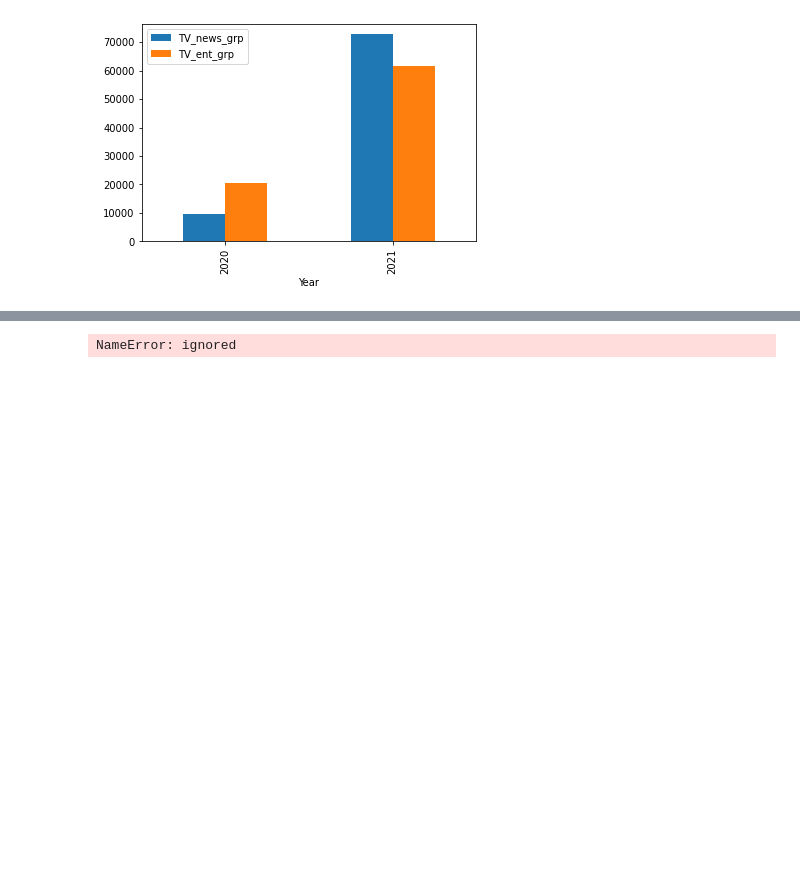
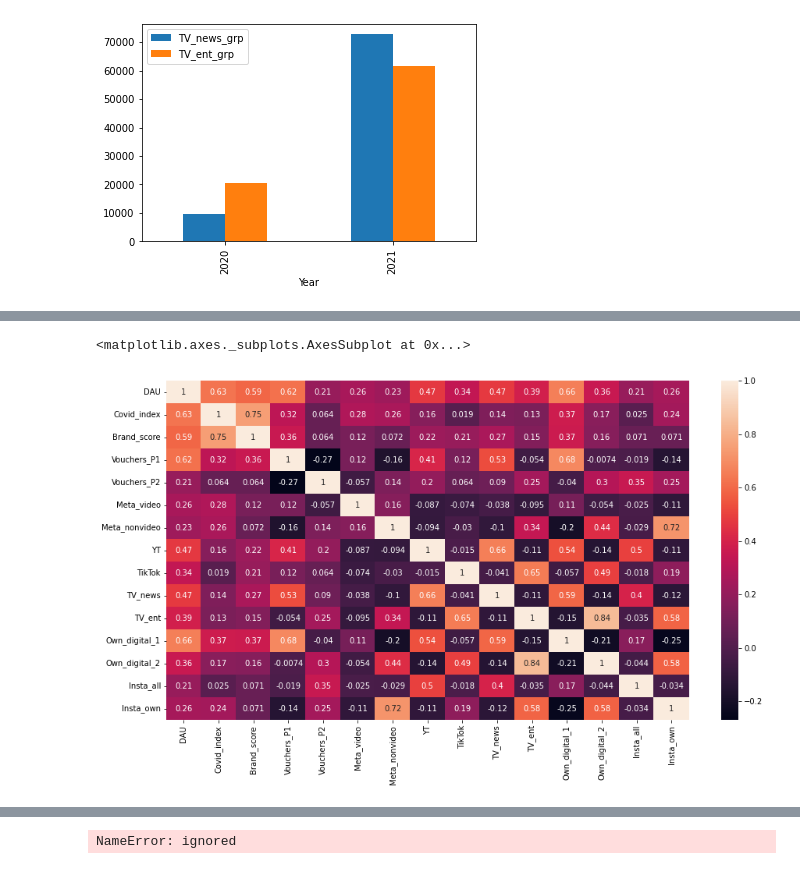
Before and after one commit to Akash743/Mathematical-Optimization, a Jupyter notebook: Testing_final.ipynb, the cells around one changed output, grey strips where cells are left out. Drawn from its saved outputs; the diff is of its cells as text; code cells hidden in the pictures; blank space fills up the shorter version.

```diff
--- a/Testing_final.ipynb
+++ b/Testing_final.ipynb
@@ -436,0 +475,3 @@ df[[ 'TV_news_grp',
+# %%
+dt = pd.read_excel('testing.xlsx',sheet_name='Tr_manip')
+dt.drop('EndPeriod.1',axis=1,inplace=True)
@@ -436,0 +488,25 @@ df[[ 'TV_news_grp',
+# %%
+dt.columns = ['EndPeriod', 'Month', 'Month_Year', 'Week', 'Week2', 'Year', 'month_nr',
+       'week_nr', 'DAU', 'Covid_index', 'Brand_score', 'Vouchers_P1',
+       'Vouchers_P2', 'Meta_video', 'Meta_nonvideo', 'YT', 'TikTok', 'TV_ent',
+       'TV_news', 'Own_digital_2', 'Own_digital_1', 'Insta_all', 'Insta_own']
+       useful2 = ['DAU',
+ 'Covid_index',
+ 'Brand_score',
+ 'Vouchers_P1',
+ 'Vouchers_P2',
+ 'Meta_video',
+ 'Meta_nonvideo',
+ 'YT',
+ 'TikTok',
+ 'TV_news',
+ 'TV_ent',
+ 'Own_digital_1',
+ 'Own_digital_2',
+ 'Insta_all',
+ 'Insta_own']
+# %%
+display(dt[useful2].corr())
+plt.figure(figsize = (15,8))
+sns.heatmap(dt[useful2].corr(),annot=True)
+# %% [output]
@@ -436,0 +529,2 @@ df[[ 'TV_news_grp',
+<matplotlib.axes._subplots.AxesSubplot at 0x...>
+[figure, added]
```
Also changed, not shown: parts of 6 cells of this notebook.
